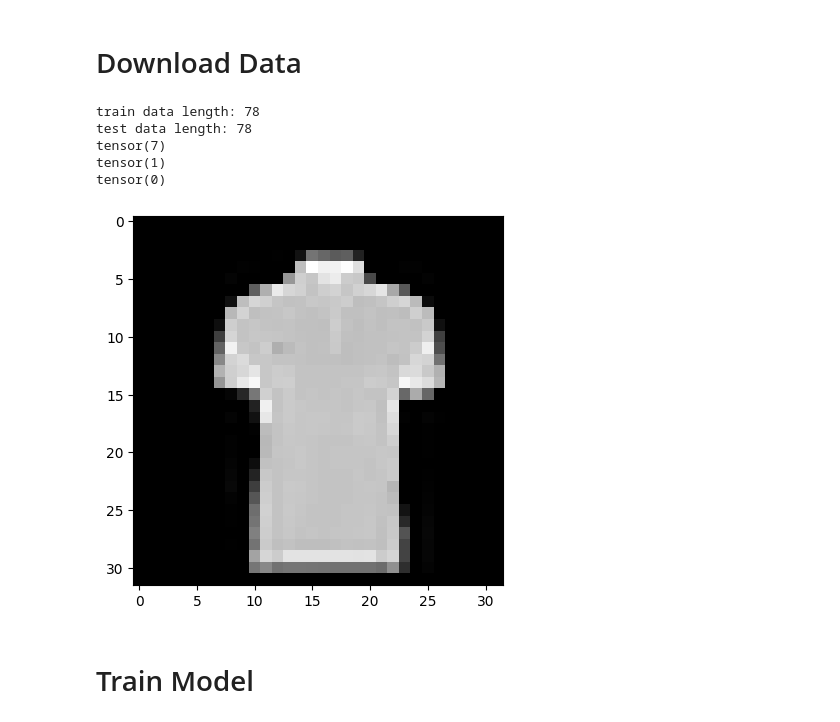
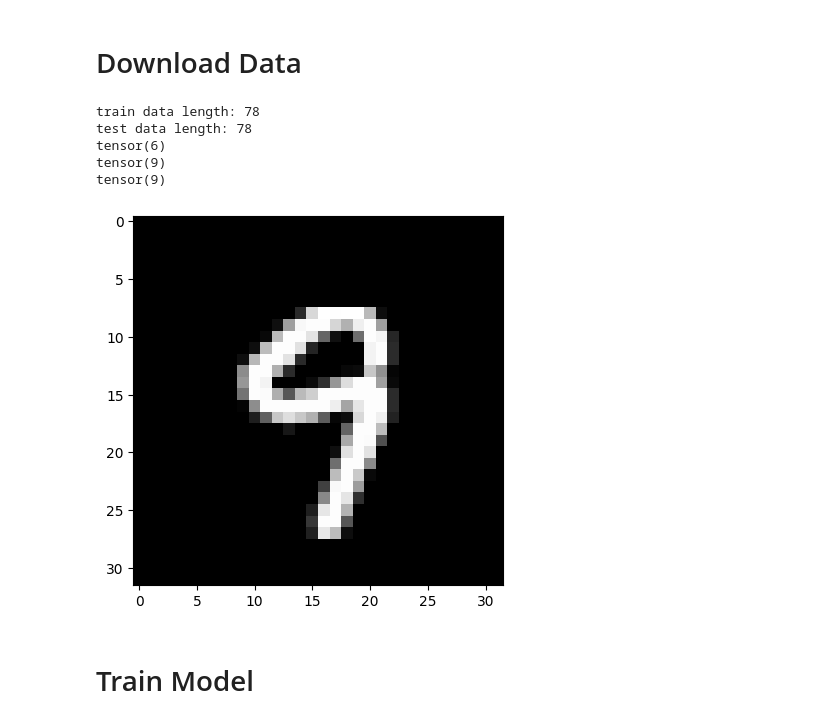
Before and after one commit to TanachaiAnakewat/ModelStitching, a Jupyter notebook: ModelStitching.ipynb, the cells around one changed output. Saved outputs shown, nothing was run; the diff lists cells and outputs as text; code cells hidden in the pictures.

```diff
--- a/ModelStitching.ipynb
+++ b/ModelStitching.ipynb
@@ -36,7 +36,7 @@ True
 
 TRAIN_SIZE  = 10000
 BATCH_SIZE = 128
-DATA  = "FMNIST"
+DATA  = "MNIST"
 
 ##### DATA LOADER
 
@@ -95,37 +95,37 @@ data_loader = DataLoader(
     dataset=data_set,
     batch_size=BATCH_SIZE,
     # シャッフルしない場合はshuffle=Flase
     shuffle=True,
     # batch_sizeを固定
     drop_last=True
 )
 
 test_loader = DataLoader(
     dataset=test_set,
     batch_size=BATCH_SIZE,
     # シャッフルしない場合はshuffle=Flase
     shuffle=True,
     # batch_sizeを固定
     drop_last=True
 )
 
 print("train data length:",len(data_loader))
 print("test data length:",len(test_loader))
 
 for idx, (inputs,label) in enumerate(test_loader):
 
     # move to device
     plt.imshow(inputs[0].reshape(32,32), cmap="gray")
     print(label[0])
     if idx == 2:
         break
 # %% [output]
 train data length: 78
 test data length: 78
-tensor(7)
-tensor(1)
-tensor(0)
+tensor(6)
+tensor(9)
+tensor(9)
-[figure, old version]
+[figure, new version]
 # %%
 #train
 import torch
```
Also changed, not shown: parts of 4 cells of this notebook, 26 other files.
